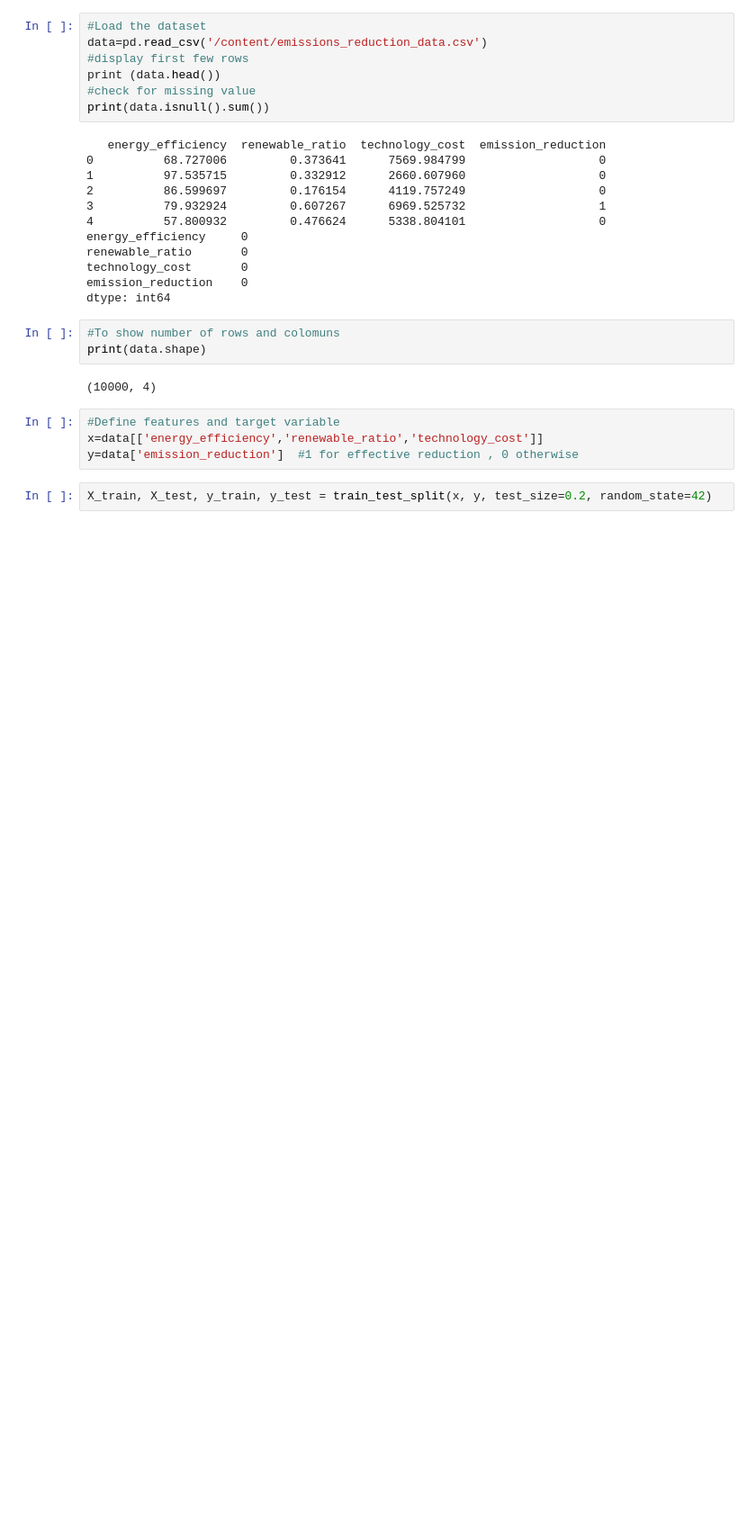
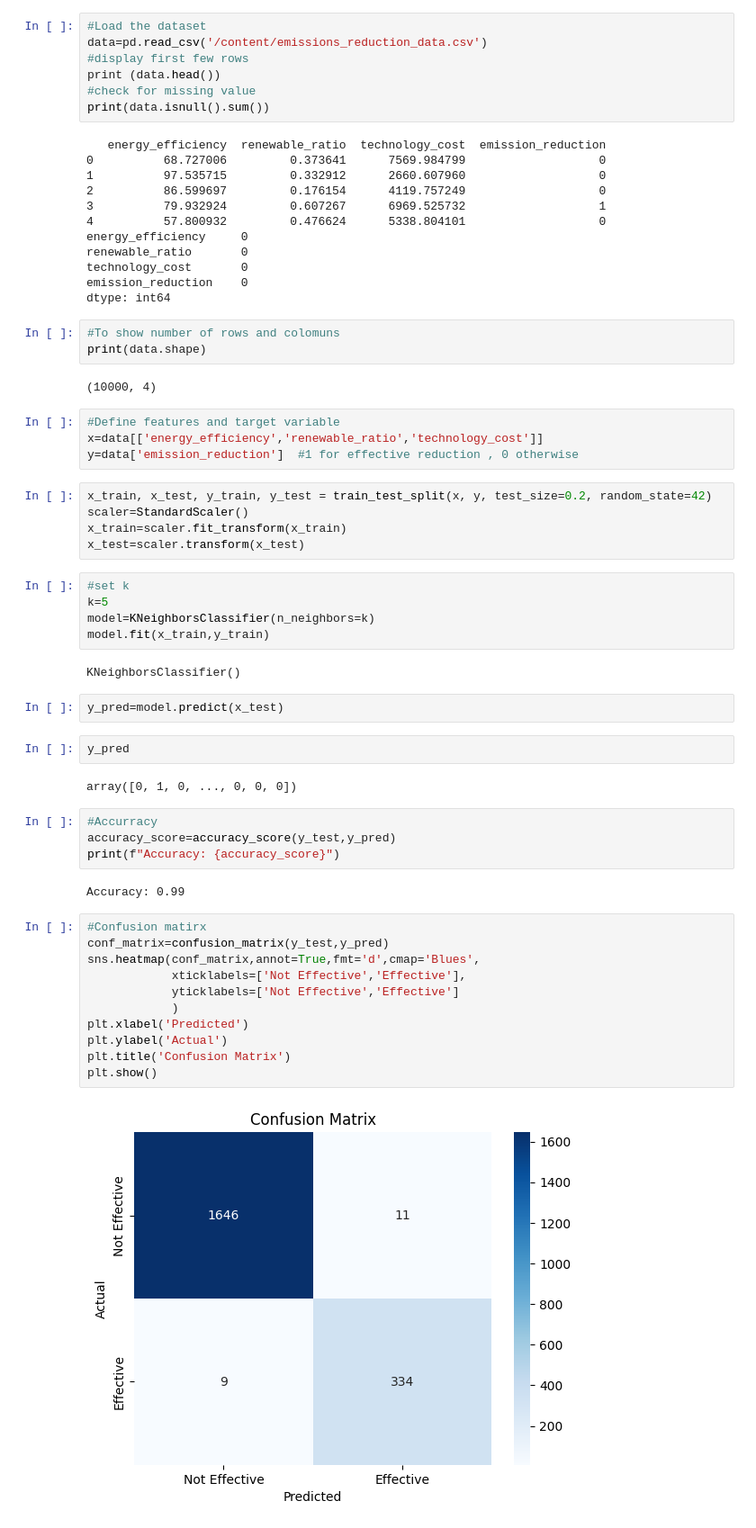
Before and after one commit to Kunj-7007/AI_ML_Workshop_LDRP, a Jupyter notebook: ML_EmissionProblem.ipynb, the cells around one changed output. Shown at 90% size. Cells and saved outputs as stored; diff of their text form; blank space fills up the shorter version.

```diff
--- a/ML_EmissionProblem.ipynb
+++ b/ML_EmissionProblem.ipynb
@@ -40,4 +38,39 @@ print(data.shape)
 x=data[['energy_efficiency','renewable_ratio','technology_cost']]
 y=data['emission_reduction']  #1 for effective reduction , 0 otherwise
 # %%
-X_train, X_test, y_train, y_test = train_test_split(x, y, test_size=0.2, random_state=42)
+x_train, x_test, y_train, y_test = train_test_split(x, y, test_size=0.2, random_state=42)
+scaler=StandardScaler()
+x_train=scaler.fit_transform(x_train)
+x_test=scaler.transform(x_test)
+# %%
+#set k
+k=5
+model=KNeighborsClassifier(n_neighbors=k)
+model.fit(x_train,y_train)
+# %% [output]
+KNeighborsClassifier()
+# %%
+y_pred=model.predict(x_test)
+# %%
+y_pred
+# %% [output]
+array([0, 1, 0, ..., 0, 0, 0])
+# %%
+#Accurracy
+accuracy_score=accuracy_score(y_test,y_pred)
+print(f"Accuracy: {accuracy_score}")
+# %% [output]
+Accuracy: 0.99
+# %%
+#Confusion matirx
+conf_matrix=confusion_matrix(y_test,y_pred)
+sns.heatmap(conf_matrix,annot=True,fmt='d',cmap='Blues',
+            xticklabels=['Not Effective','Effective'],
+            yticklabels=['Not Effective','Effective']
+            )
+plt.xlabel('Predicted')
+plt.ylabel('Actual')
+plt.title('Confusion Matrix')
+plt.show()
+# %% [output]
+[figure, added]
```
Also changed, not shown: parts of 2 cells of this notebook.
